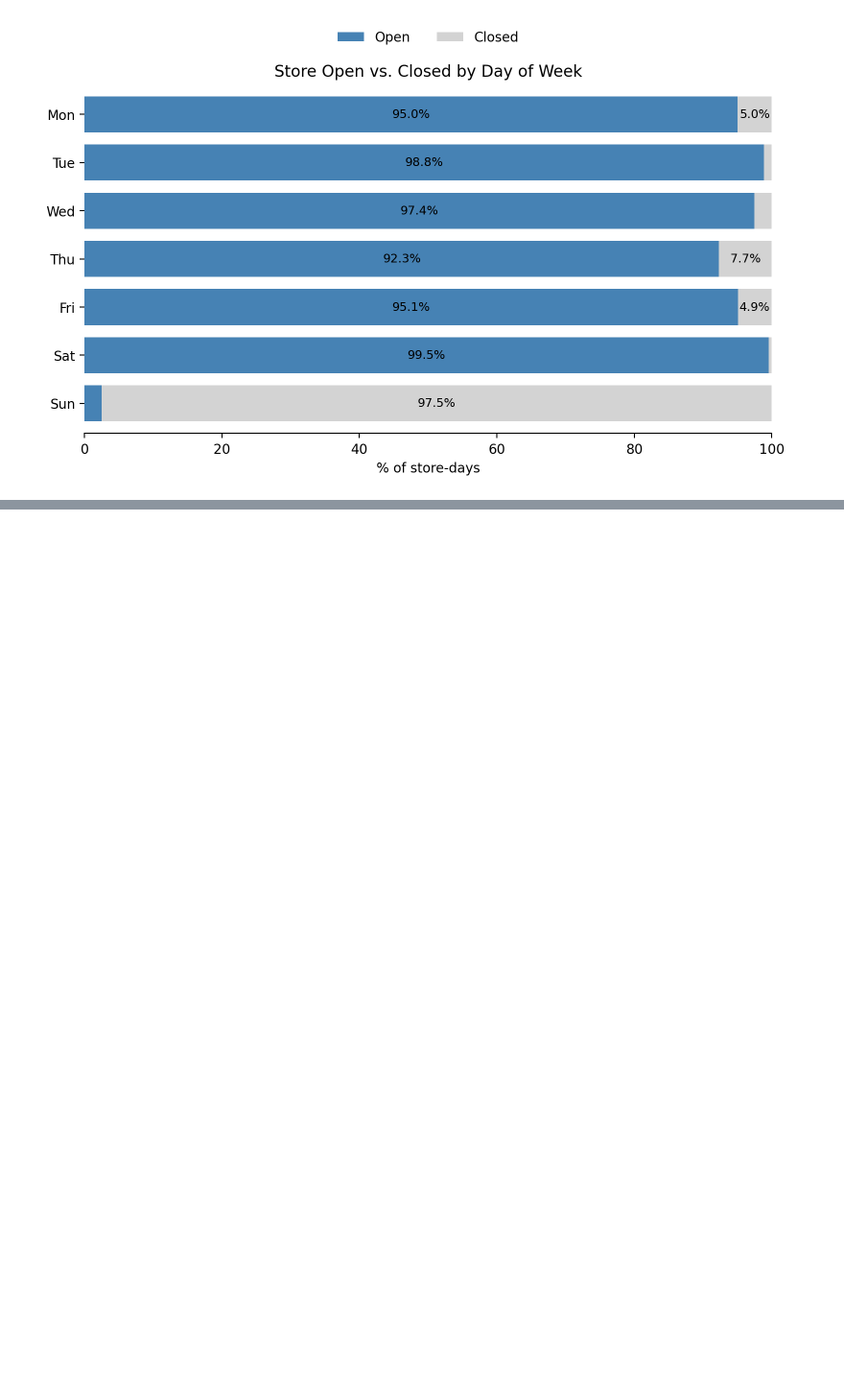
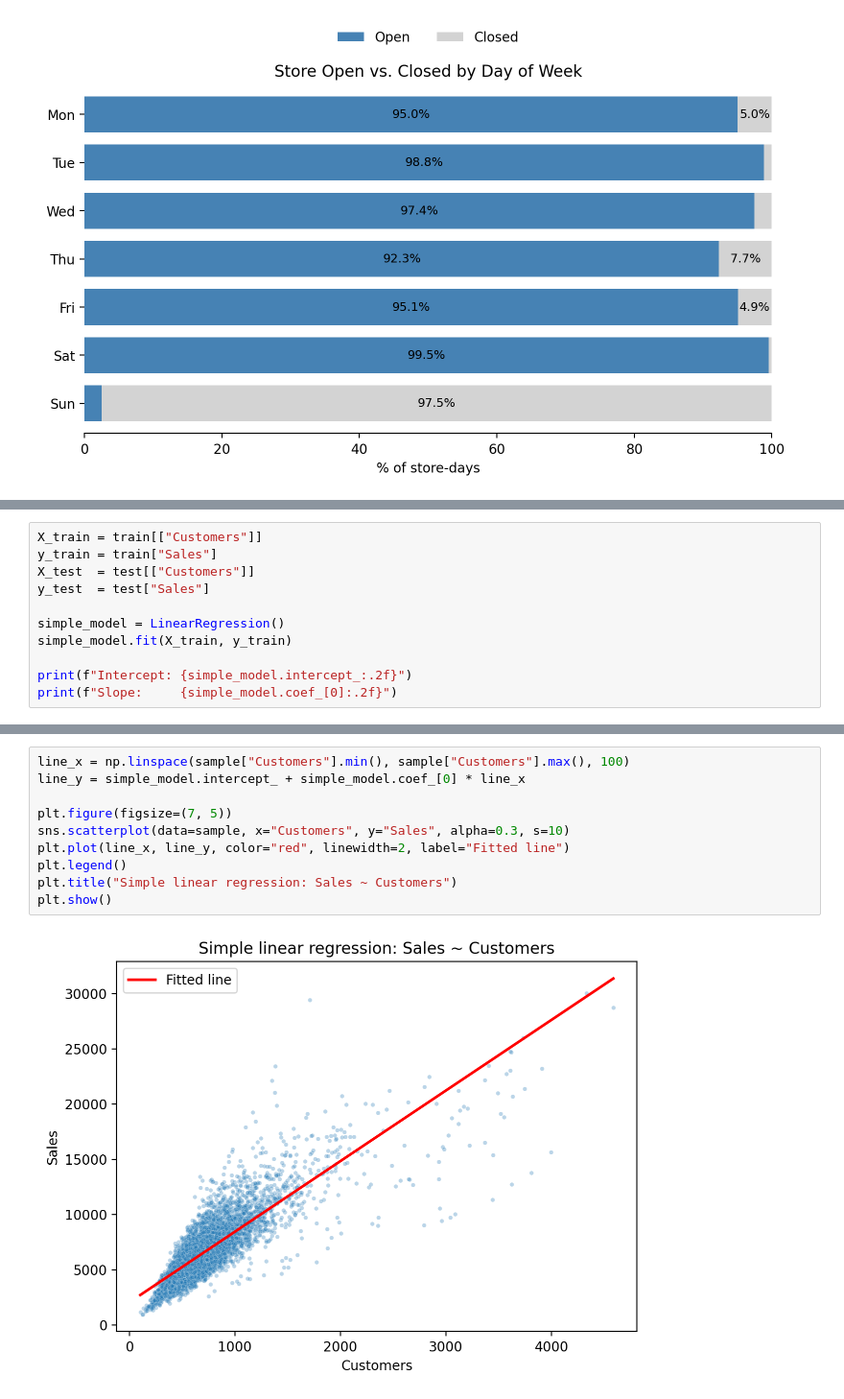
Before and after one commit to soniatyburczy/MLDS_workshops, a Jupyter notebook: Linear_Regression/linear_regression_solutions.ipynb, the cells around one changed output, grey strips where cells are left out. Shown at 96% size. Saved outputs shown, nothing was run; the diff lists cells and outputs as text; blank space fills up the shorter version.

```diff
--- a/Linear_Regression/linear_regression_solutions.ipynb
+++ b/Linear_Regression/linear_regression_solutions.ipynb
@@ -129,0 +256,11 @@ print(test.shape)
+# %%
+X_train = train[["Customers"]]
+y_train = train["Sales"]
+X_test  = test[["Customers"]]
+y_test  = test["Sales"]
+
+simple_model = LinearRegression()
+simple_model.fit(X_train, y_train)
+
+print(f"Intercept: {simple_model.intercept_:.2f}")
+print(f"Slope:     {simple_model.coef_[0]:.2f}")
@@ -129,0 +320,12 @@ print(test.shape)
+# %%
+line_x = np.linspace(sample["Customers"].min(), sample["Customers"].max(), 100)
+line_y = simple_model.intercept_ + simple_model.coef_[0] * line_x
+
+plt.figure(figsize=(7, 5))
+sns.scatterplot(data=sample, x="Customers", y="Sales", alpha=0.3, s=10)
+plt.plot(line_x, line_y, color="red", linewidth=2, label="Fitted line")
+plt.legend()
+plt.title("Simple linear regression: Sales ~ Customers")
+plt.show()
+# %% [output]
+[figure, added]
```
Also changed, not shown: parts of 69 cells of this notebook.
